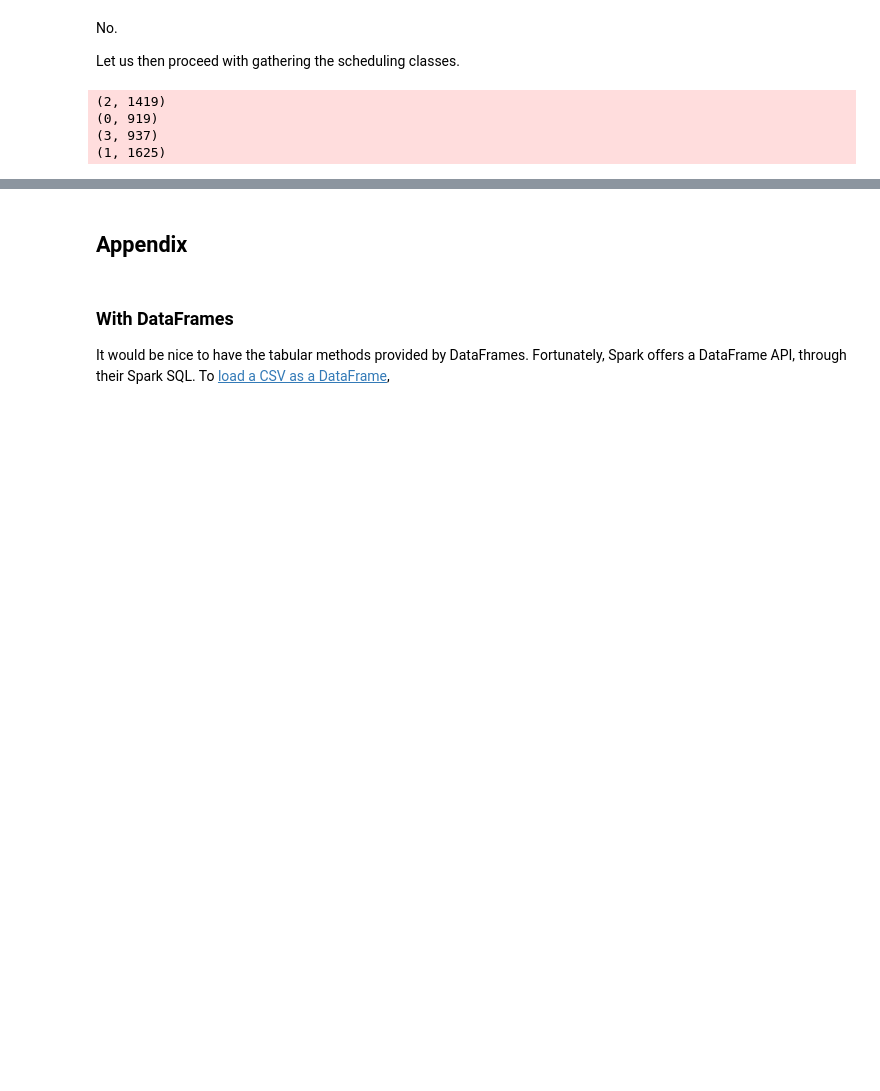
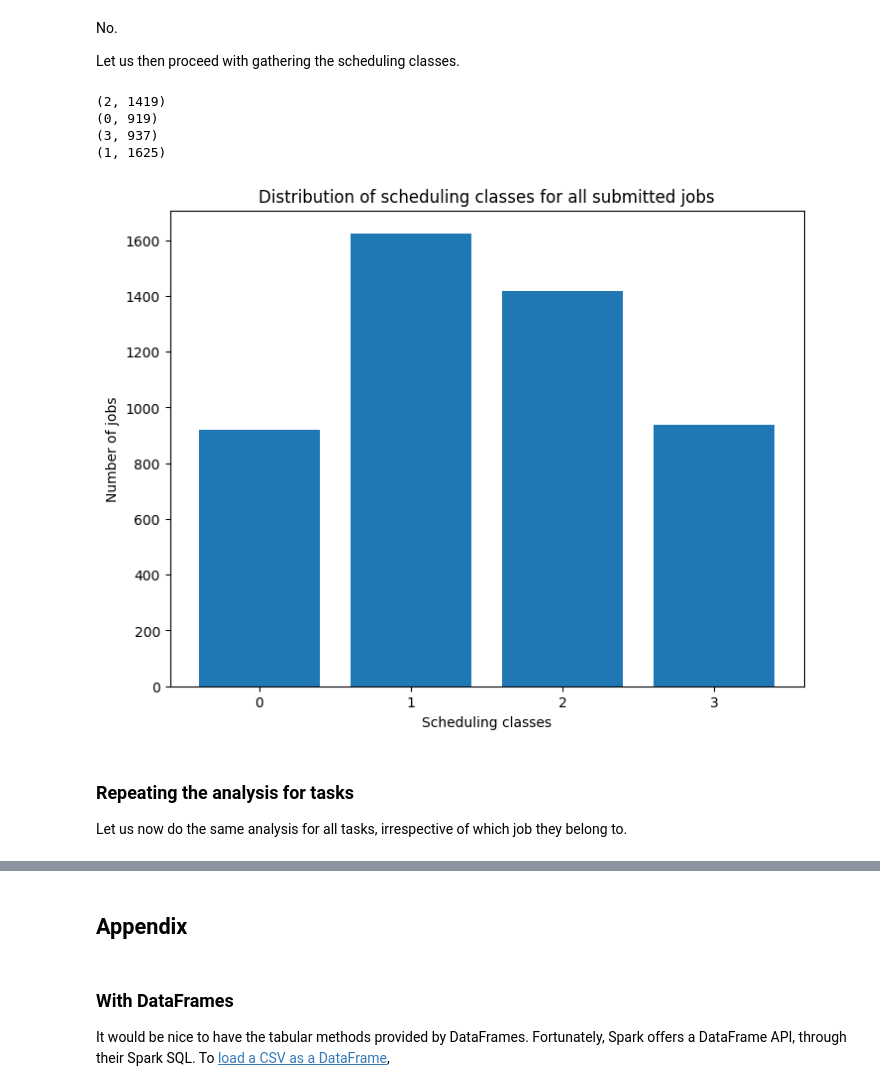
Before and after one commit to EltRnl/SparkProject, a Jupyter notebook: src/rough_exploration.ipynb, the cells around one changed output, grey strips where cells are left out. Saved outputs shown, nothing was run; the diff lists cells and outputs as text; code cells hidden in the pictures; blank space fills up the shorter version.

Commit message:
question 3, done with tasks

```diff
--- a/src/rough_exploration.ipynb
+++ b/src/rough_exploration.ipynb
@@ -287,18 +287,30 @@ Let us then proceed with gathering the scheduling classes.
 # %%
 job_scheduling_classes = scheduling_events \
     .map(lambda event: (job_events_get['scheduling class'](event), 1)) \
-    .reduceByKey(add)
+    .reduceByKey(add) \
+    .collect()
 
-job_scheduling_classes.foreach(print)
+for scheduling_class in job_scheduling_classes:
+    print(scheduling_class)
 # %% [output]
 (2, 1419)
 (0, 919)
 (3, 937)
 (1, 1625)
 # %%
-# fig = plt.figure()
-# ax = fig.add_axes([0,0,1,1])
-# legend = cpu_usage.map(lambda x: str(x[0]) if x[0] is not None else 'None').collect()
-# count = cpu_usage.sortByKey().map(lambda x: x[1]).collect()
-# ax.bar(legend,count)
-# plt.show()
+fig = plt.figure()
+ax = fig.add_axes([0,0,1,1])
+scheduling_class = list(map(lambda x: x[0], job_scheduling_classes))
+count = list(map(lambda x: x[1], job_scheduling_classes))
+ax.bar(scheduling_class,count)
+plt.xlabel("Scheduling classes")
+plt.ylabel("Number of jobs")
+plt.xticks(scheduling_class)
+plt.title("Distribution of scheduling classes for all submitted jobs")
+plt.show()
+# %% [output]
+[figure, added]
+# %% [markdown]
+### Repeating the analysis for tasks
+
+Let us now do the same analysis for all tasks, irrespective of which job they belong to.
```
Also changed, not shown: parts of 5 cells of this notebook.
